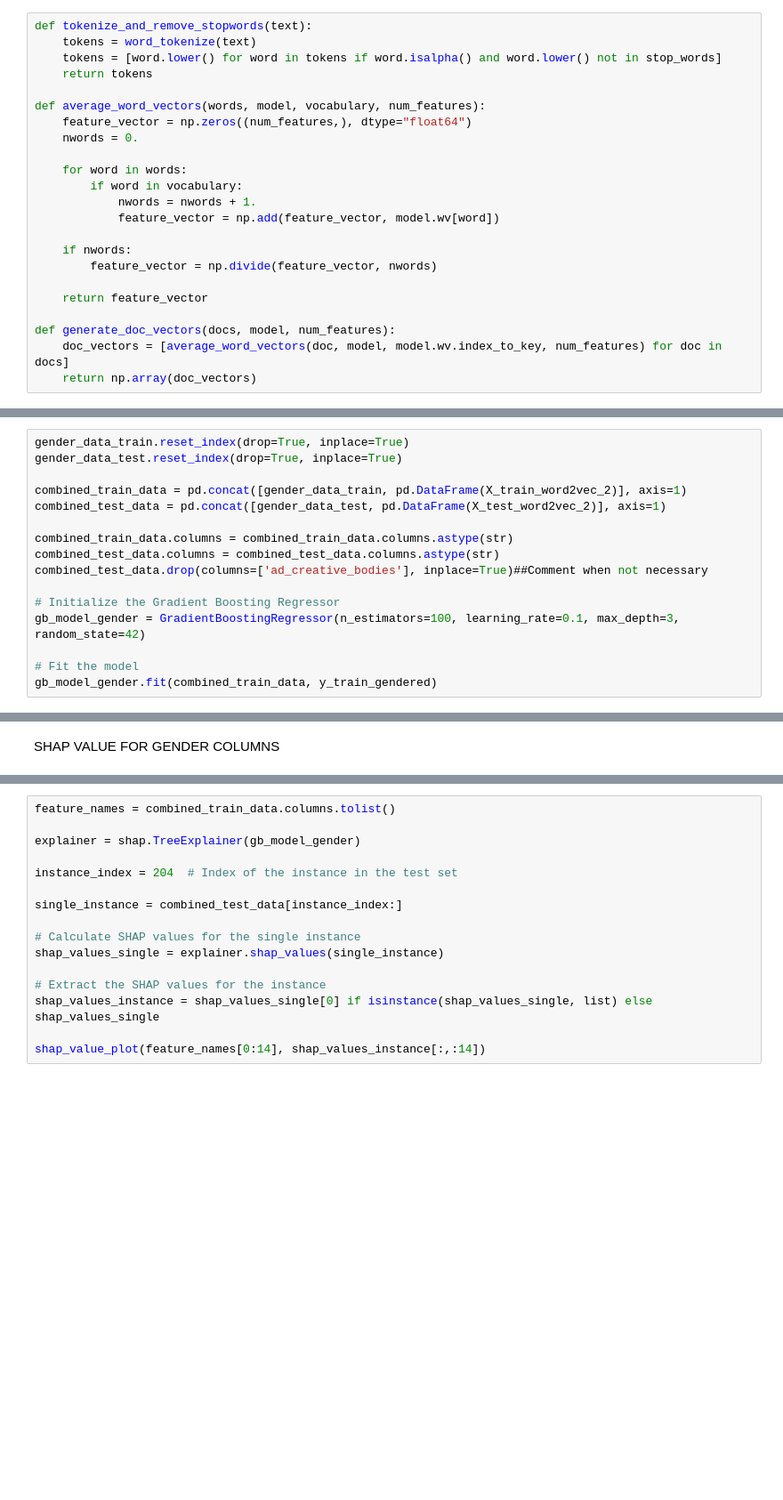
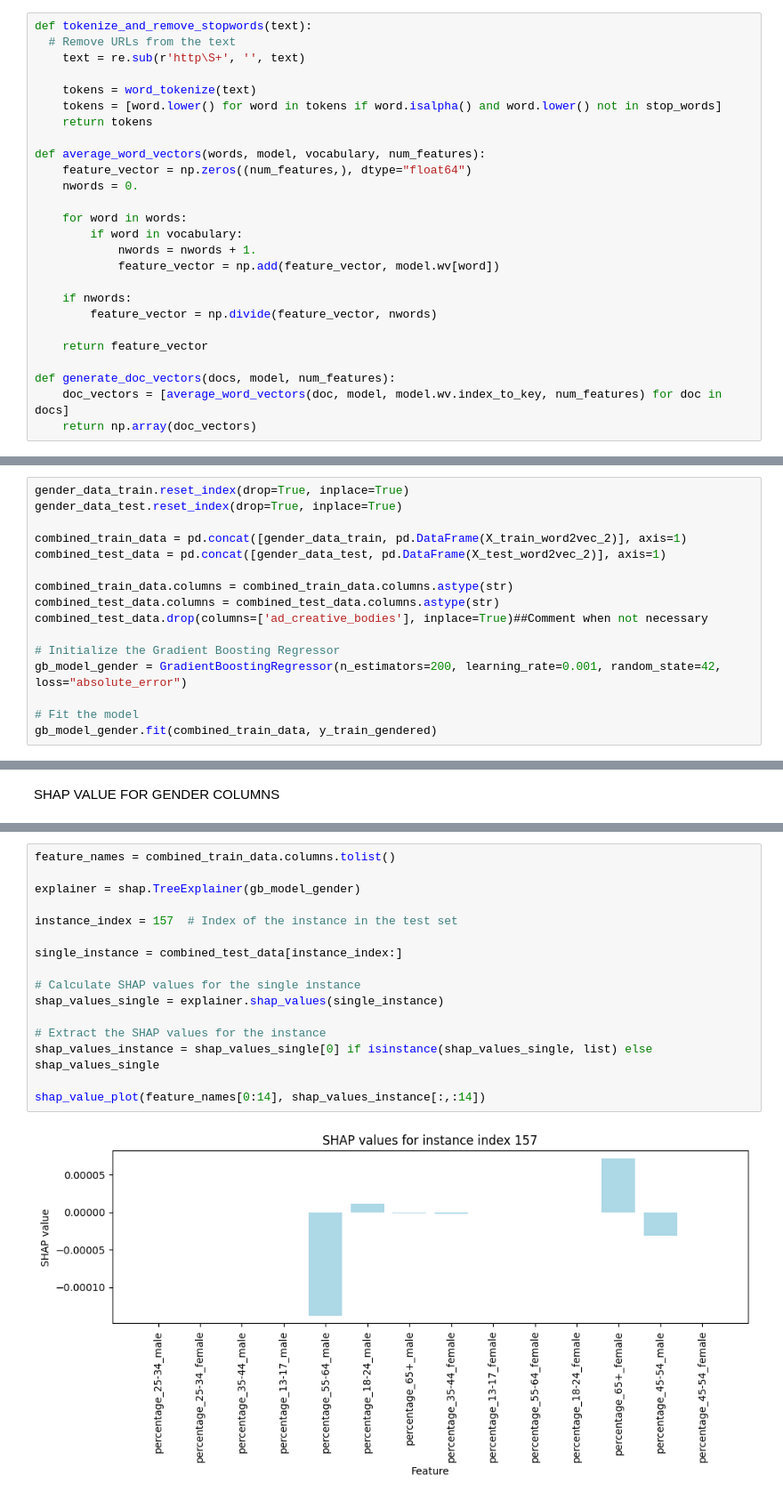
Before and after one commit to MelihFazl/AdVantage, a Jupyter notebook: ml_model/ML_Model.ipynb, the cells around one changed output, grey strips where cells are left out. Shown at 89% size. Saved outputs shown, nothing was run; the diff lists cells and outputs as text; blank space fills up the shorter version.

```diff
--- a/ml_model/ML_Model.ipynb
+++ b/ml_model/ML_Model.ipynb
@@ -175,6 +334,9 @@ ads_dataframe
 VECTORIZE TEXTUAL CONTENT
 # %%
 def tokenize_and_remove_stopwords(text):
+  # Remove URLs from the text
+    text = re.sub(r'http\S+', '', text)
+
     tokens = word_tokenize(text)
     tokens = [word.lower() for word in tokens if word.isalpha() and word.lower() not in stop_words]
     return tokens
@@ -585,7 +883,7 @@ combined_test_data.columns = combined_test_data.columns.astype(str)
 combined_test_data.drop(columns=['ad_creative_bodies'], inplace=True)##Comment when not necessary
 
 # Initialize the Gradient Boosting Regressor
-gb_model_gender = GradientBoostingRegressor(n_estimators=100, learning_rate=0.1, max_depth=3, random_state=42)
+gb_model_gender = GradientBoostingRegressor(n_estimators=200, learning_rate=0.001, random_state=42, loss="absolute_error")
 
 # Fit the model
 gb_model_gender.fit(combined_train_data, y_train_gendered)
@@ -594,16 +905,18 @@ SHAP VALUE FOR GENDER COLUMNS
 # %%
 feature_names = combined_train_data.columns.tolist()
 
 explainer = shap.TreeExplainer(gb_model_gender)
 
-instance_index = 204  # Index of the instance in the test set
+instance_index = 157  # Index of the instance in the test set
 
 single_instance = combined_test_data[instance_index:]
 
 # Calculate SHAP values for the single instance
 shap_values_single = explainer.shap_values(single_instance)
 
 # Extract the SHAP values for the instance
 shap_values_instance = shap_values_single[0] if isinstance(shap_values_single, list) else shap_values_single
 
 shap_value_plot(feature_names[0:14], shap_values_instance[:,:14])
+# %% [output]
+[figure, added]
```
Also changed, not shown: parts of 103 cells of this notebook.
